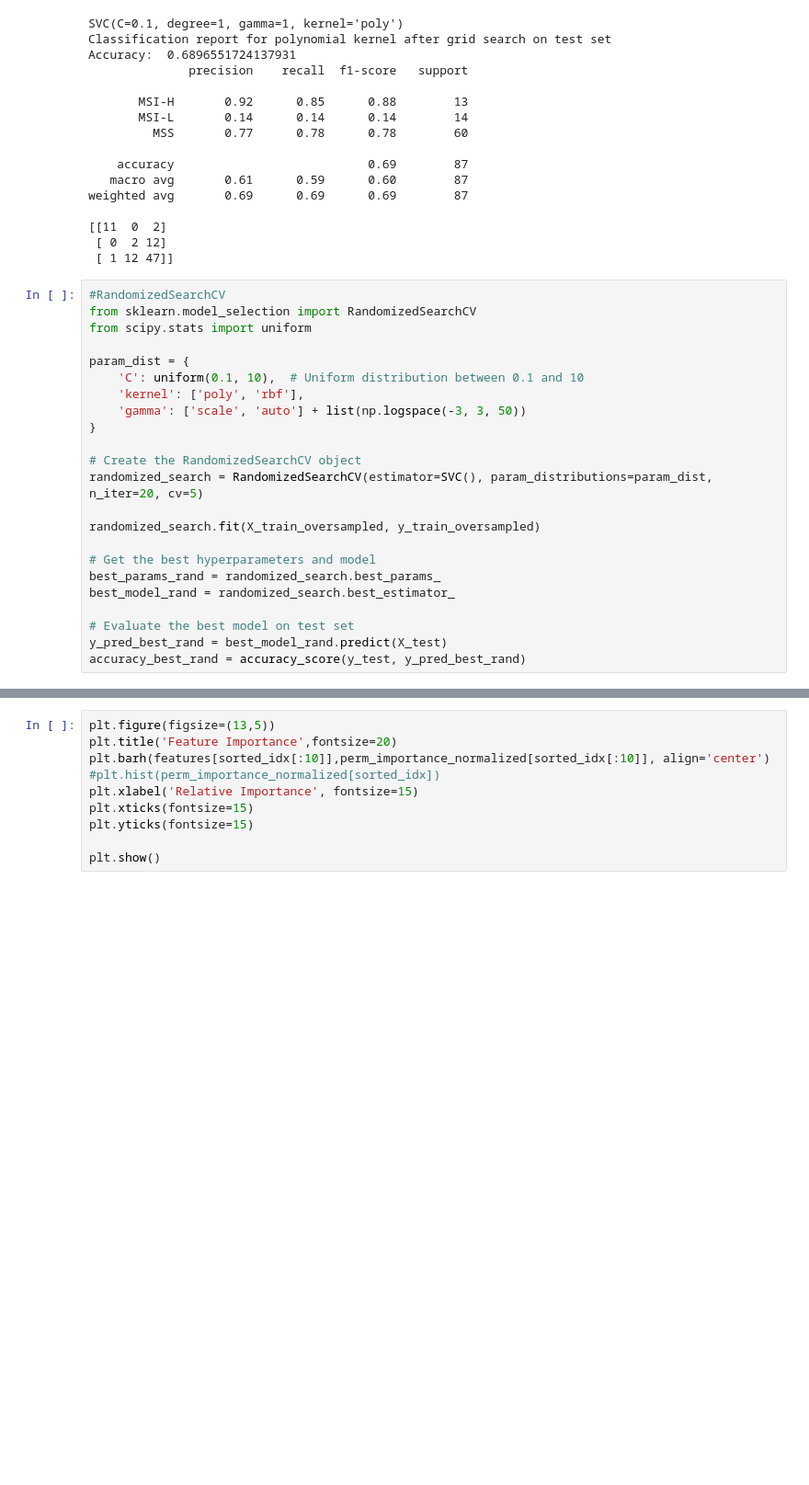
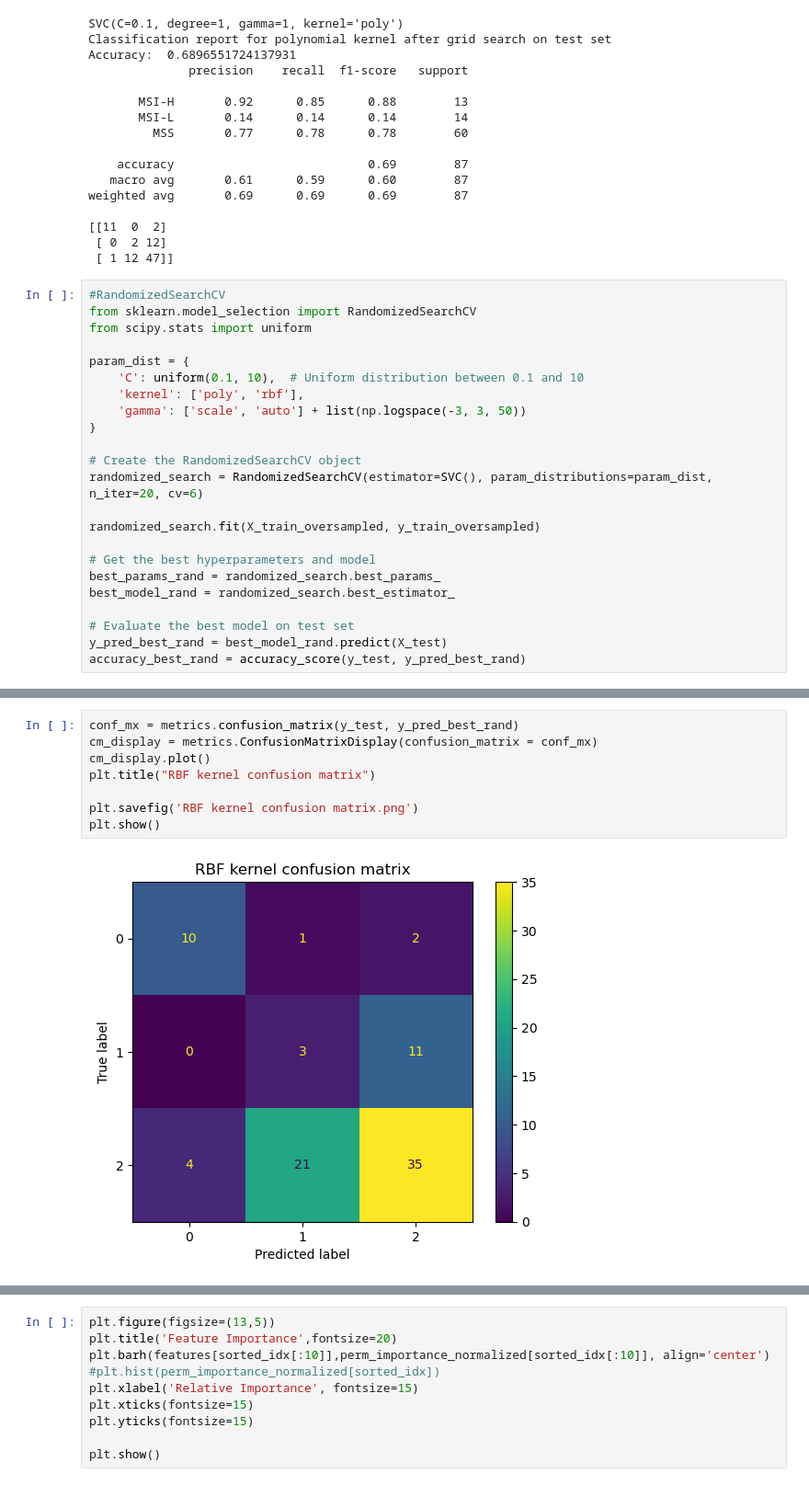
Before and after one commit to dnaae/ML-, a Jupyter notebook: TCGA_SVM_v2.ipynb, the cells around one changed output, grey strips where cells are left out. Shown at 92% size. Drawn from its saved outputs; the diff is of its cells as text; blank space fills up the shorter version.

```diff
--- a/TCGA_SVM_v2.ipynb
+++ b/TCGA_SVM_v2.ipynb
@@ -319,7 +319,7 @@ param_dist = {
 }
 
 # Create the RandomizedSearchCV object
-randomized_search = RandomizedSearchCV(estimator=SVC(), param_distributions=param_dist, n_iter=20, cv=5)
+randomized_search = RandomizedSearchCV(estimator=SVC(), param_distributions=param_dist, n_iter=20, cv=6)
 
 randomized_search.fit(X_train_oversampled, y_train_oversampled)
 
@@ -536,0 +359,10 @@ _ = ax.set(
+# %%
+conf_mx = metrics.confusion_matrix(y_test, y_pred_best_rand)
+cm_display = metrics.ConfusionMatrixDisplay(confusion_matrix = conf_mx)
+cm_display.plot()
+plt.title("RBF kernel confusion matrix")
+
+plt.savefig('RBF kernel confusion matrix.png')
+plt.show()
+# %% [output]
+[figure, added]
```
Also changed, not shown: parts of 13 cells of this notebook, 3 other files.
